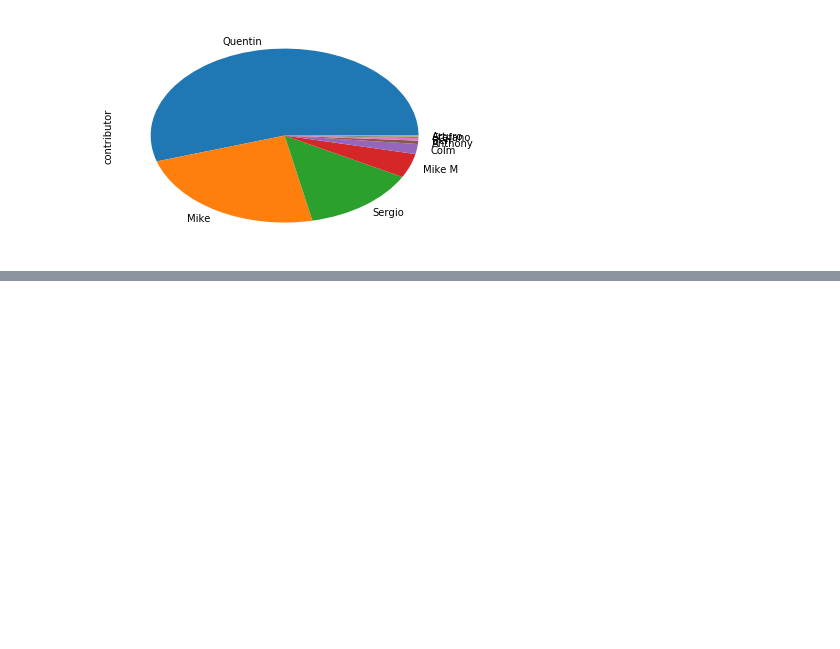
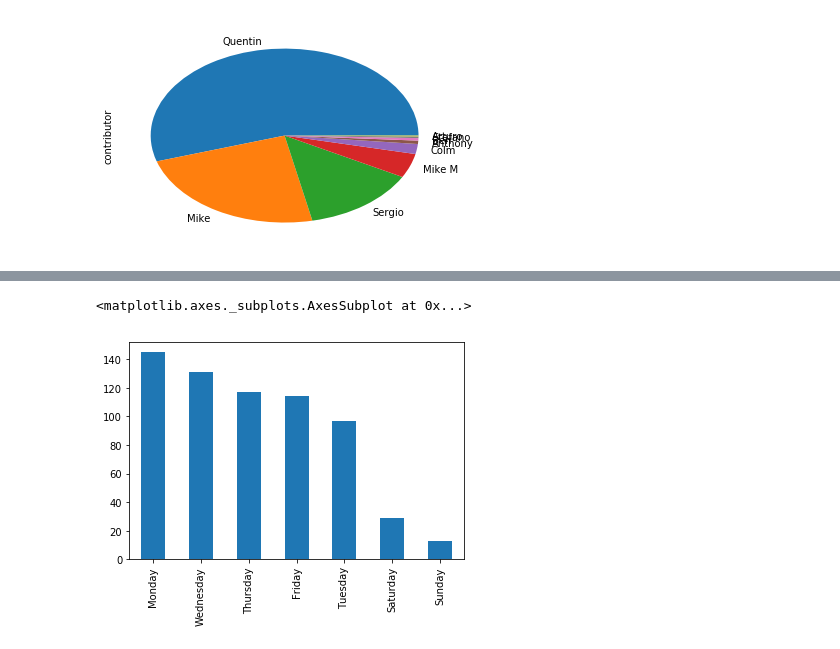
Before and after one commit to TulikaMishra/Python, a Jupyter notebook: Learning Pandas.ipynb, the cells around one changed output, grey strips where cells are left out. Cells and saved outputs as stored; diff of their text form; code cells hidden in the pictures; blank space fills up the shorter version.

```diff
--- a/Learning Pandas.ipynb
+++ b/Learning Pandas.ipynb
@@ -287,0 +308,2 @@ data.contributor.value_counts().plot(kind = "pie")
+# %%
+data = data.assign(weekdays = weekdays)
@@ -287,0 +319,8 @@ data.contributor.value_counts().plot(kind = "pie")
+# %%
+weekdays_names = ["Monday", "Tuesday", "Wednesday", "Thursday", "Friday", "Saturday", "Sunday"]
+weekday_dict = {key: weekdays_names[key] for key in range(7)}
+# %%
+def day_of_week(index):
+    return weekday_dict[index]
+
+print day_of_week(0)
@@ -287,0 +329,2 @@ data.contributor.value_counts().plot(kind = "pie")
+# %%
+data.weekdays = data.weekdays.apply(day_of_week)
@@ -287,0 +340,5 @@ data.contributor.value_counts().plot(kind = "pie")
+# %%
+data.weekdays.value_counts().plot(kind = "bar")
+# %% [output]
+<matplotlib.axes._subplots.AxesSubplot at 0x...>
+[figure, added]
```
Also changed, not shown: parts of 34 cells of this notebook.
